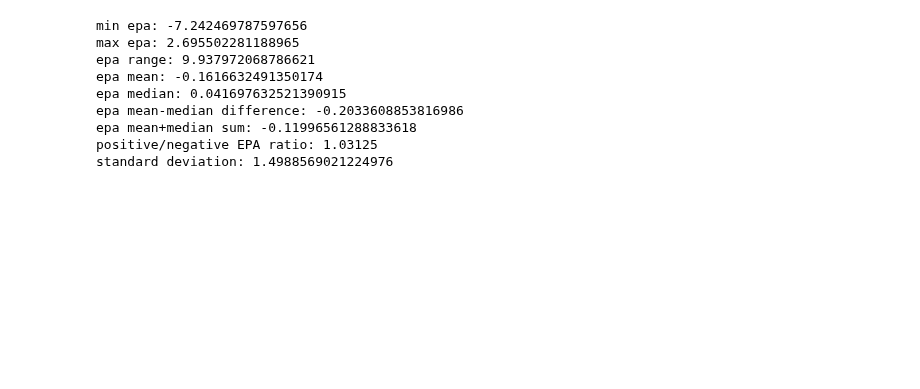
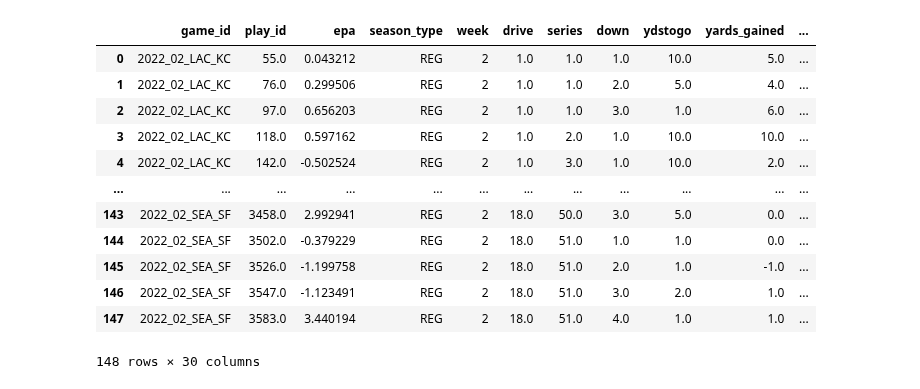
Before and after one commit to keeganheilman/nfl-charts, a Jupyter notebook: explosive_ratio.ipynb, the cells around one changed output. Cells and saved outputs as stored; diff of their text form; code cells hidden in the pictures; blank space fills up the shorter version.

Commit message:
refactor to keep data in dataframe

```diff
--- a/explosive_ratio.ipynb
+++ b/explosive_ratio.ipynb
@@ -54,0 +19,37 @@ Downcasting floats.
+# %%
+# get team info (colors, URLS, abbr., etc.)
+df_teams_info = pd.read_csv("./data/team_logos.csv")
+
+# get pbp_participation
+par = []
+for SEASON in SEASONS:
+    par.append(pd.read_csv(f"https://github.com/nflverse/nflverse-data/releases/download/pbp_participation/pbp_participation_{SEASON}.csv"))
+df_par = pd.concat(par)
+del par
+
+# get play by play for season
+cols = ['game_id',
+        'play_id',
+        'epa',
+        'season_type',
+        'season','week',
+        'drive','series',
+        'down',
+        'ydstogo',
+        'yards_gained',
+        'wp',
+        'ep',
+        'yardline_100',
+        'home_team',
+        'away_team',
+        'posteam',
+        'defteam',
+        'game_seconds_remaining',
+        'game_half',
+        'fixed_drive_result',
+        'play_type',
+        'penalty_team',
+        'penalty_type',
+        'penalty_yards'] #'qb_kneel','field_goal_attempt','TD_team','safety','penalty','fumble_lost','interception','fourth_down_failed']
+
+df_pbp = nfl.import_pbp_data(years=SEASONS, columns=cols, downcast=True, cache=False)
@@ -129,16 +126,25 @@ df_teamEPA
+# %%
+df_groupedEPA = df_teamEPA.groupby(['season','week','posteam']).agg({'epa':[('off_epa_sum','sum'),('off_epa_min','min'),('off_epa_max','max'),('off_epa_median','median'),('off_epa_mean','mean')]})
+df_groupedEPA.columns = df_groupedEPA.columns.droplevel()
+# %%
+df_teamEPA.merge(df_groupedEPA, on=['season','week','posteam'])
+# %% [output]
+|  | game_id | play_id | epa | season_type | week | drive | series | down | ydstogo | yards_gained | ... |
+| 0 | 2022_02_LAC_KC | 55.0 | 0.043212 | REG | 2 | 1.0 | 1.0 | 1.0 | 10.0 | 5.0 | ... |
+| 1 | 2022_02_LAC_KC | 76.0 | 0.299506 | REG | 2 | 1.0 | 1.0 | 2.0 | 5.0 | 4.0 | ... |
+| 2 | 2022_02_LAC_KC | 97.0 | 0.656203 | REG | 2 | 1.0 | 1.0 | 3.0 | 1.0 | 6.0 | ... |
+| 3 | 2022_02_LAC_KC | 118.0 | 0.597162 | REG | 2 | 1.0 | 2.0 | 1.0 | 10.0 | 10.0 | ... |
+| 4 | 2022_02_LAC_KC | 142.0 | -0.502524 | REG | 2 | 1.0 | 3.0 | 1.0 | 10.0 | 2.0 | ... |
+| ... | ... | ... | ... | ... | ... | ... | ... | ... | ... | ... | ... |
+| 143 | 2022_02_SEA_SF | 3458.0 | 2.992941 | REG | 2 | 18.0 | 50.0 | 3.0 | 5.0 | 0.0 | ... |
+| 144 | 2022_02_SEA_SF | 3502.0 | -0.379229 | REG | 2 | 18.0 | 51.0 | 1.0 | 1.0 | 0.0 | ... |
+| 145 | 2022_02_SEA_SF | 3526.0 | -1.199758 | REG | 2 | 18.0 | 51.0 | 2.0 | 1.0 | -1.0 | ... |
+| 146 | 2022_02_SEA_SF | 3547.0 | -1.123491 | REG | 2 | 18.0 | 51.0 | 3.0 | 2.0 | 1.0 | ... |
+| 147 | 2022_02_SEA_SF | 3583.0 | 3.440194 | REG | 2 | 18.0 | 51.0 | 4.0 | 1.0 | 1.0 | ... |
+148 rows × 30 columns
 # %%
-epa_stats = get_epa_stats(df_pbp, TEAM, WEEKS)
-print_epa_stats(epa_stats)
+# epa_stats = get_epa_stats(df_pbp, TEAM, WEEKS)
+# print_epa_stats(epa_stats)
-# %% [output]
-min epa: -7.242469787597656
-max epa: 2.695502281188965
-epa range: 9.937972068786621
-epa mean: -0.1616632491350174
-epa median: 0.041697632521390915
-epa mean-median difference: -0.2033608853816986
-epa mean+median sum: -0.11996561288833618
-positive/negative EPA ratio: 1.03125
-standard deviation: 1.4988569021224976
 # %%
 # FONT FAMILY
 # add font family
```
Also changed, not shown: parts of 10 cells of this notebook.
